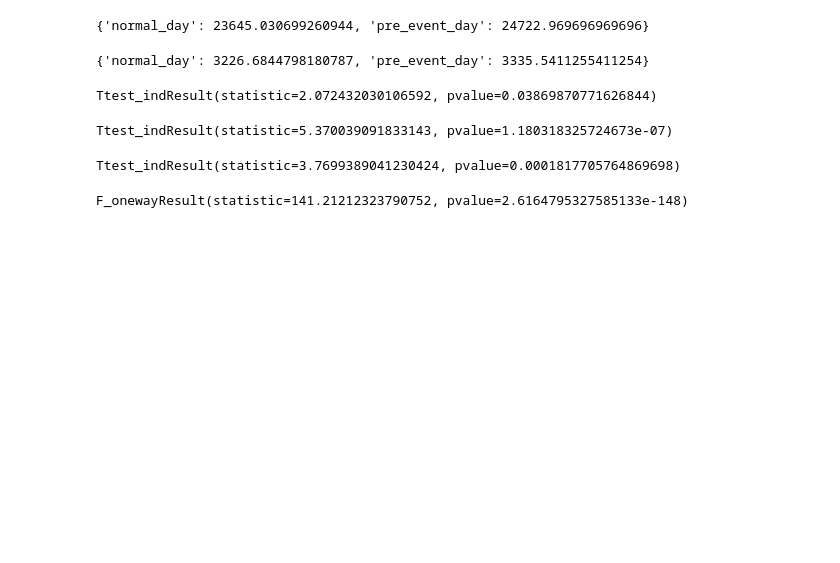
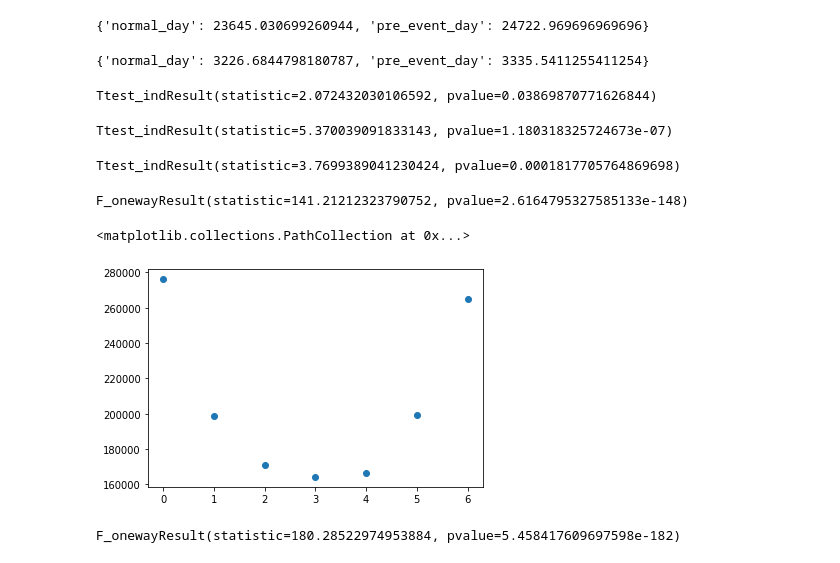
Before and after one commit to pahwa1902/Learning, a Jupyter notebook: M5_Forecasting.ipynb, the cells around one changed output. Saved outputs shown, nothing was run; the diff lists cells and outputs as text; code cells hidden in the pictures; blank space fills up the shorter version.

```diff
--- a/M5_Forecasting.ipynb
+++ b/M5_Forecasting.ipynb
@@ -544,0 +556,2 @@ store_ca_house['sales'] = store_ca_1
+# %%
+(sunday,saturday,monday,tuesday,wednesday,thursday,friday)=([],[],[],[],[],[],[])
@@ -544,0 +562,14 @@ store_ca_house['sales'] = store_ca_1
+# %%
+a=[]
+b=[sunday,monday,tuesday,wednesday,thursday,friday,saturday]
+for i in b:
+  a.append(sum(i))
+# %%
+plt.scatter(range(7),a)
+# %% [output]
+<matplotlib.collections.PathCollection at 0x...>
+[figure, added]
+# %%
+stats.f_oneway(sunday,saturday,monday,tuesday,wednesday,thursday,friday)
+# %% [output]
+F_onewayResult(statistic=180.28522974953884, pvalue=5.458417609697598e-182)
```
Also changed, not shown: parts of 70 cells of this notebook.
